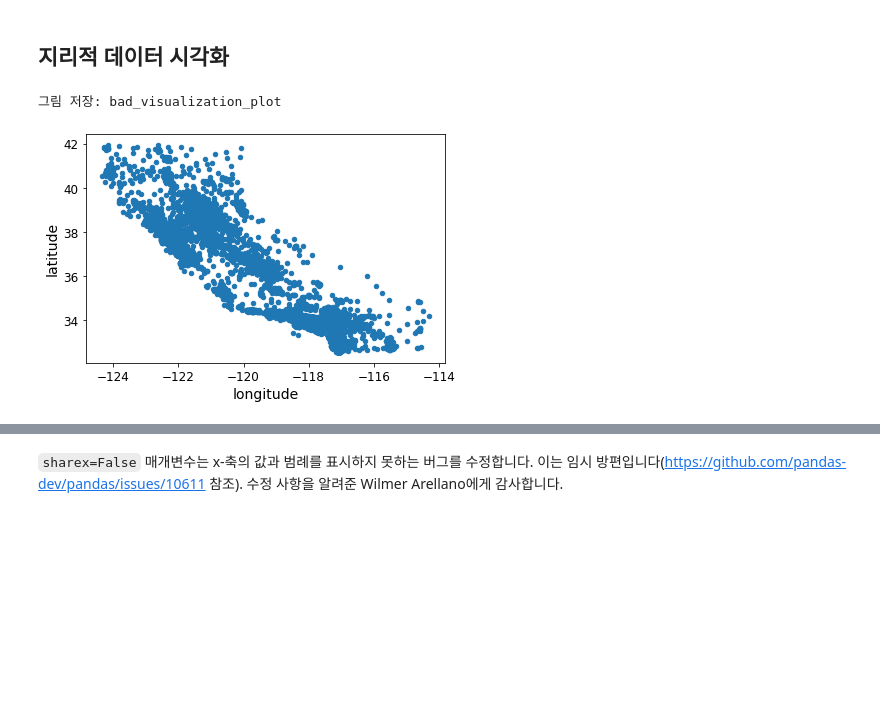
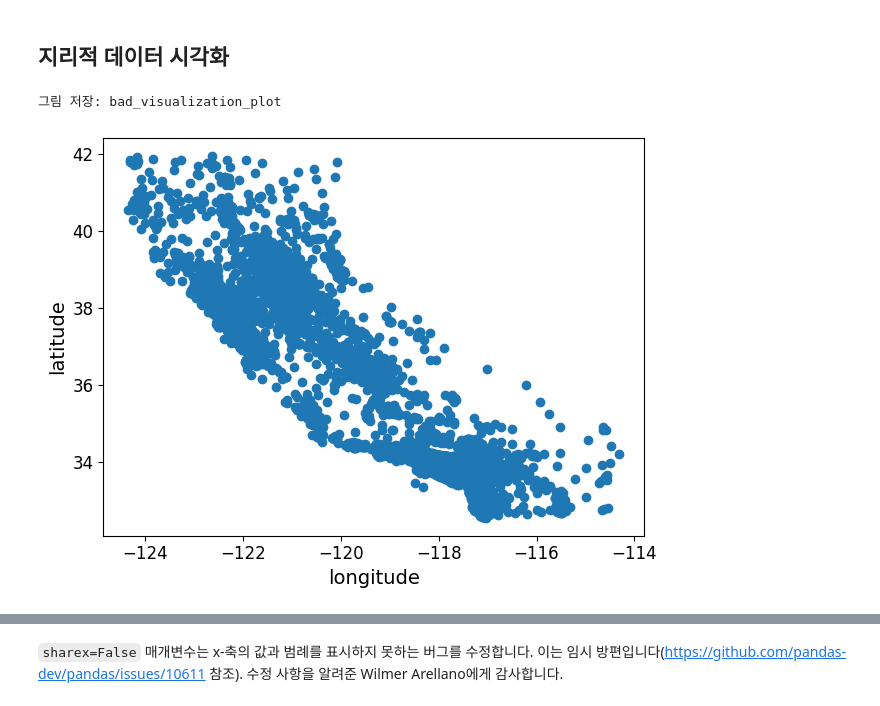
Before and after one commit to Kwonyuna/Hands-on_Machine_Learning, a Jupyter notebook: 02_end_to_end_machine_learning_project.ipynb, the cells around one changed output, grey strips where cells are left out. Saved outputs shown, nothing was run; the diff lists cells and outputs as text; code cells hidden in the pictures; blank space fills up the shorter version.

```diff
--- a/02_end_to_end_machine_learning_project.ipynb
+++ b/02_end_to_end_machine_learning_project.ipynb
@@ -293,9 +295,11 @@ housing = strat_train_set.copy()
 ## 지리적 데이터 시각화
 # %%
 housing.plot(kind="scatter", x="longitude", y="latitude")
+# X축(경도) Y축(위도)
+plt.scatter(housing["longitude"],housing["latitude"])
 save_fig("bad_visualization_plot")
 # %% [output]
 그림 저장: bad_visualization_plot
-[figure, old version]
+[figure, new version]
 # %%
 housing.plot(kind="scatter", x="longitude", y="latitude", alpha=0.1)
```
Also changed, not shown: parts of 31 cells of this notebook.
